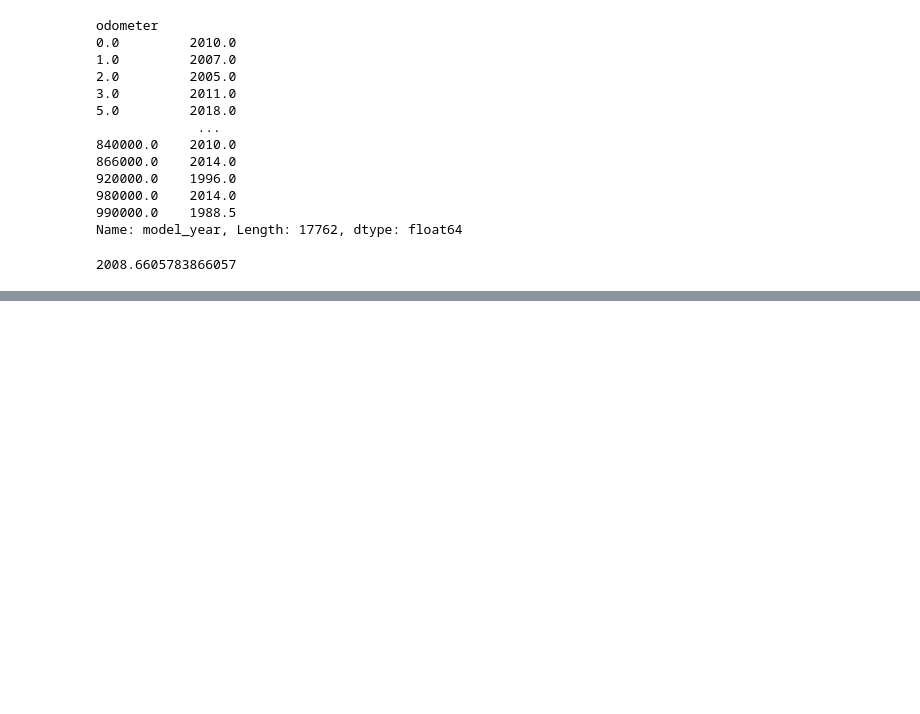
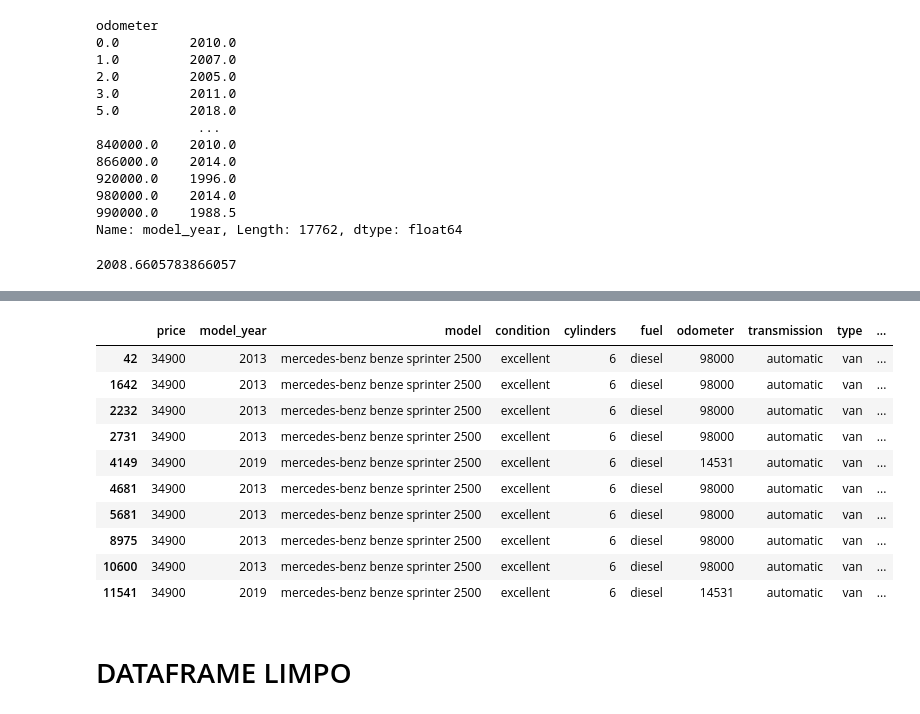
Before and after one commit to henriquetargino/Vehicles, a Jupyter notebook: notebooks/EDA.ipynb, the cells around one changed output, grey strips where cells are left out. Cells and saved outputs as stored; diff of their text form; code cells hidden in the pictures; blank space fills up the shorter version.

```diff
--- a/notebooks/EDA.ipynb
+++ b/notebooks/EDA.ipynb
@@ -291,0 +309,9 @@ dtype: int64
+# %%
+# convertendo as colunas de float para int
+car_data['model_year'] = car_data['model_year'].astype('int')
+car_data['cylinders'] = car_data['cylinders'].astype('int')
+car_data['odometer'] = car_data['odometer'].astype('int')
+car_data['is_4wd'] = car_data['is_4wd'].astype('int')
+
+# convertendo para datetime
+car_data['date_posted'] = pd.to_datetime(car_data['date_posted'])
@@ -291,0 +320,6 @@ dtype: int64
+# %%
+# criando uma coluna apenas para o ano em que foi vendido
+car_data['year_posted'] = car_data['date_posted'].dt.year
+# %%
+# criando coluna apenas para a marca de cada carro
+car_data['brand'] = car_data['model'].str.split().str[0]
@@ -291,0 +331,16 @@ dtype: int64
+# %%
+car_data = car_data[car_data['price'] > 100]
+# %%
+car_data.loc[car_data['brand'] == 'mercedes-benz'].head(10)
+# %% [output]
+|  | price | model_year | model | condition | cylinders | fuel | odometer | transmission | type | ... |
+| 42 | 34900 | 2013 | mercedes-benz benze sprinter 2500 | excellent | 6 | diesel | 98000 | automatic | van | ... |
+| 1642 | 34900 | 2013 | mercedes-benz benze sprinter 2500 | excellent | 6 | diesel | 98000 | automatic | van | ... |
+| 2232 | 34900 | 2013 | mercedes-benz benze sprinter 2500 | excellent | 6 | diesel | 98000 | automatic | van | ... |
+| 2731 | 34900 | 2013 | mercedes-benz benze sprinter 2500 | excellent | 6 | diesel | 98000 | automatic | van | ... |
+| 4149 | 34900 | 2019 | mercedes-benz benze sprinter 2500 | excellent | 6 | diesel | 14531 | automatic | van | ... |
+| 4681 | 34900 | 2013 | mercedes-benz benze sprinter 2500 | excellent | 6 | diesel | 98000 | automatic | van | ... |
+| 5681 | 34900 | 2013 | mercedes-benz benze sprinter 2500 | excellent | 6 | diesel | 98000 | automatic | van | ... |
+| 8975 | 34900 | 2013 | mercedes-benz benze sprinter 2500 | excellent | 6 | diesel | 98000 | automatic | van | ... |
+| 10600 | 34900 | 2013 | mercedes-benz benze sprinter 2500 | excellent | 6 | diesel | 98000 | automatic | van | ... |
+| 11541 | 34900 | 2019 | mercedes-benz benze sprinter 2500 | excellent | 6 | diesel | 14531 | automatic | van | ... |
@@ -291,0 +349,2 @@ dtype: int64
+# %% [markdown]
+# DATAFRAME LIMPO
```
Also changed, not shown: parts of 27 cells of this notebook, 4 other files.
